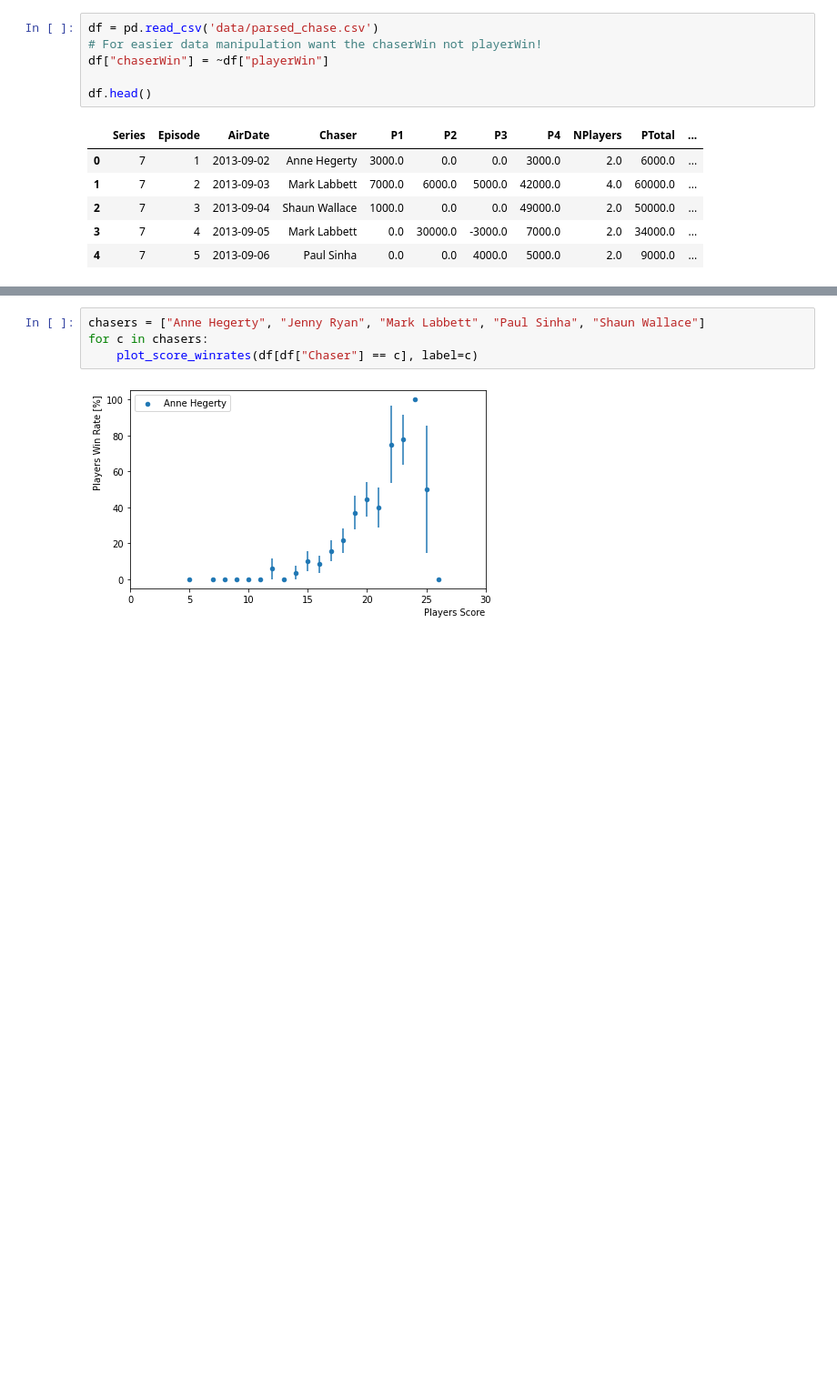
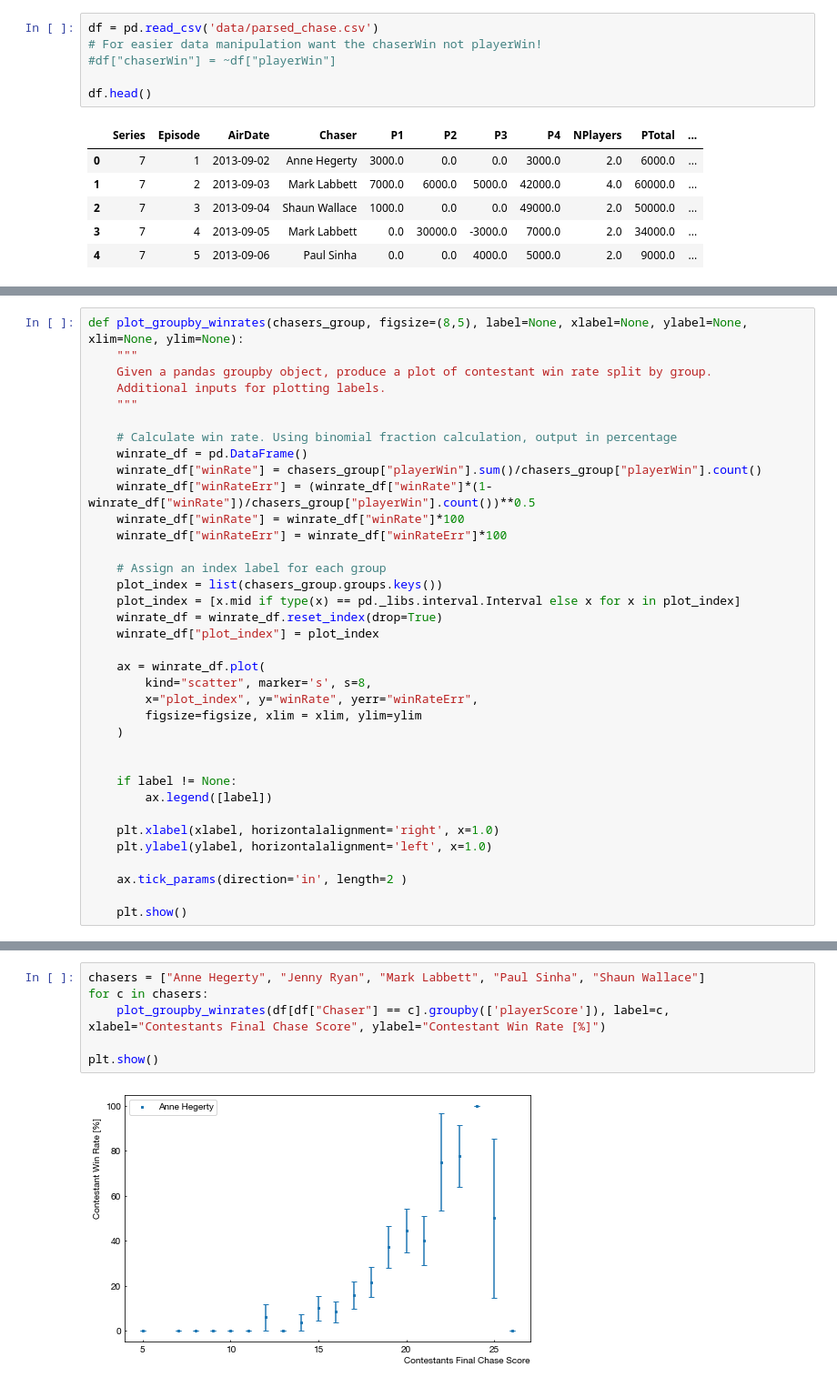
Before and after one commit to hjlyons/ClassicProjects, a Jupyter notebook: TheChase/Simple_EDA.ipynb, the cells around one changed output, grey strips where cells are left out. Shown at 91% size. Saved outputs shown, nothing was run; the diff lists cells and outputs as text; blank space fills up the shorter version.

Commit message:
Add win-rate parameter binned plots

```diff
--- a/TheChase/Simple_EDA.ipynb
+++ b/TheChase/Simple_EDA.ipynb
@@ -6,7 +15,7 @@ import matplotlib.pyplot as plt
 # %%
 df = pd.read_csv('data/parsed_chase.csv')
 # For easier data manipulation want the chaserWin not playerWin!
-df["chaserWin"] = ~df["playerWin"]
+#df["chaserWin"] = ~df["playerWin"]
 
 df.head()
 # %% [output]
@@ -19,3 +32,39 @@ df.head()
+# %%
+def plot_groupby_winrates(chasers_group, figsize=(8,5), label=None, xlabel=None, ylabel=None, xlim=None, ylim=None):
+    """
+    Given a pandas groupby object, produce a plot of contestant win rate split by group.
+    Additional inputs for plotting labels.
+    """
+
+    # Calculate win rate. Using binomial fraction calculation, output in percentage
+    winrate_df = pd.DataFrame()
+    winrate_df["winRate"] = chasers_group["playerWin"].sum()/chasers_group["playerWin"].count()
+    winrate_df["winRateErr"] = (winrate_df["winRate"]*(1-winrate_df["winRate"])/chasers_group["playerWin"].count())**0.5
+    winrate_df["winRate"] = winrate_df["winRate"]*100
+    winrate_df["winRateErr"] = winrate_df["winRateErr"]*100
+
+    # Assign an index label for each group
+    plot_index = list(chasers_group.groups.keys())
+    plot_index = [x.mid if type(x) == pd._libs.interval.Interval else x for x in plot_index]
+    winrate_df = winrate_df.reset_index(drop=True)
+    winrate_df["plot_index"] = plot_index
+
+    ax = winrate_df.plot(
+        kind="scatter", marker='s', s=8,
+        x="plot_index", y="winRate", yerr="winRateErr",
+        figsize=figsize, xlim = xlim, ylim=ylim
+    )
+
+
+    if label != None:
+        ax.legend([label])
+
+    plt.xlabel(xlabel, horizontalalignment='right', x=1.0)
+    plt.ylabel(ylabel, horizontalalignment='left', x=1.0)
+
+    ax.tick_params(direction='in', length=2 )
+
+    plt.show()
 # %% [markdown]
 ## Win Rate by Chaser
 
@@ -91,6 +108,8 @@ Some interesting drops appearing at 18 and 26 (though this is likely just statis
 # %%
 chasers = ["Anne Hegerty", "Jenny Ryan", "Mark Labbett", "Paul Sinha", "Shaun Wallace"]
 for c in chasers:
-    plot_score_winrates(df[df["Chaser"] == c], label=c)
+    plot_groupby_winrates(df[df["Chaser"] == c].groupby(['playerScore']), label=c, xlabel="Contestants Final Chase Score", ylabel="Contestant Win Rate [%]")
+
+plt.show()
 # %% [output]
-[figure, old version]
+[figure, new version]
```
Also changed, not shown: parts of 19 cells of this notebook.
